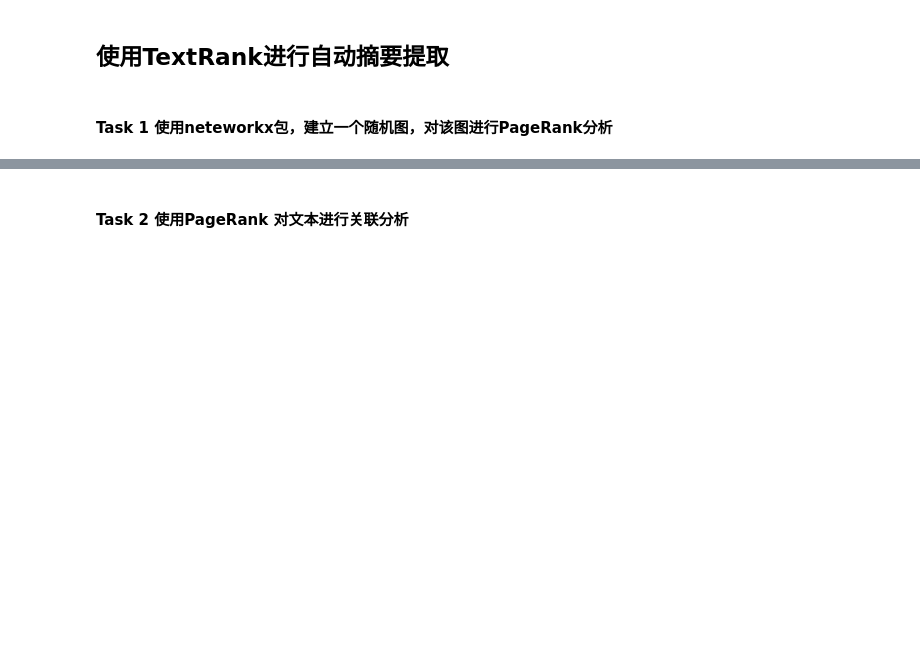
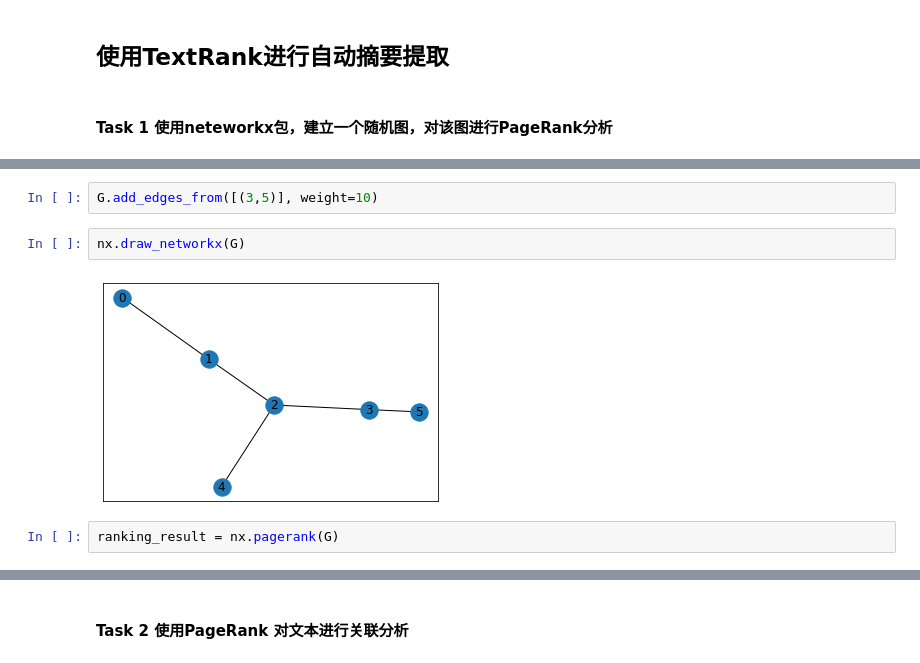
Before and after one commit to RyanPeking/Auto-Summarization, a Jupyter notebook: Project-02-AutoSummarizationTutorial.ipynb, the cells around one changed output, grey strips where cells are left out. Drawn from its saved outputs; the diff is of its cells as text; blank space fills up the shorter version.

```diff
--- a/Project-02-AutoSummarizationTutorial.ipynb
+++ b/Project-02-AutoSummarizationTutorial.ipynb
@@ -113,0 +367,8 @@ news_content.head()
+# %%
+G.add_edges_from([(3,5)], weight=10)
+# %%
+nx.draw_networkx(G)
+# %% [output]
+[figure, added]
+# %%
+ranking_result = nx.pagerank(G)
```
Also changed, not shown: parts of 48 cells of this notebook.
